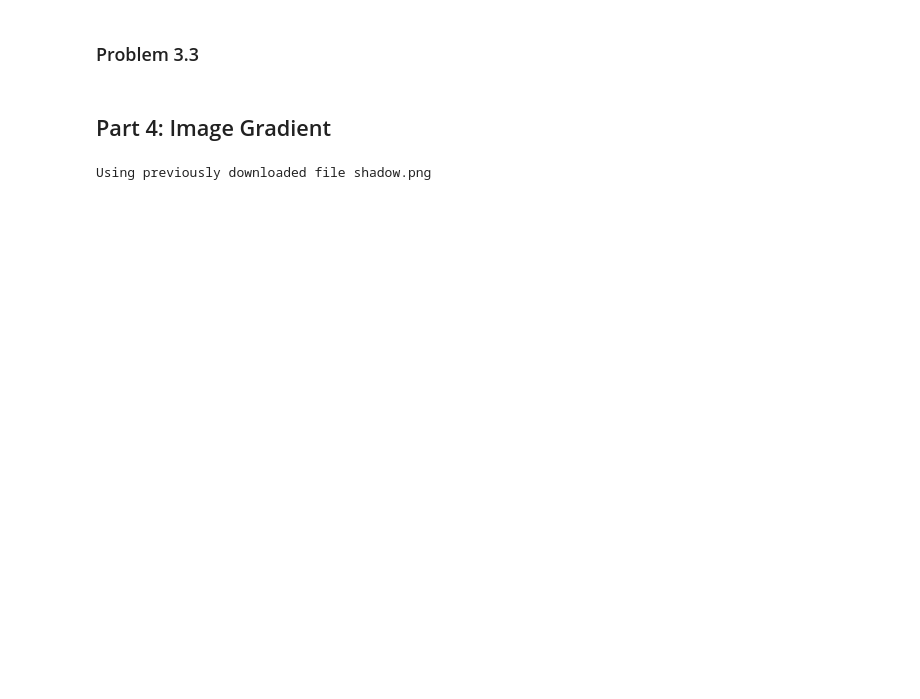
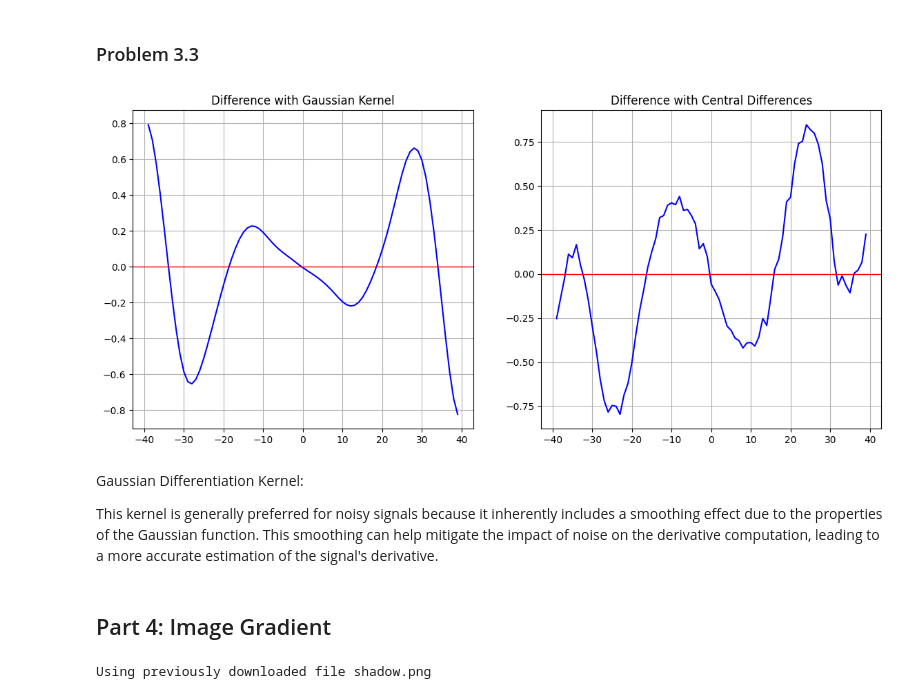
Before and after one commit to mhy-666/ComputerVision, a Jupyter notebook: homework01.ipynb, the cells around one changed output. Drawn from its saved outputs; the diff is of its cells as text; code cells hidden in the pictures; blank space fills up the shorter version.

```diff
--- a/homework01.ipynb
+++ b/homework01.ipynb
@@ -27,5 +187,28 @@ _**Group Members:**_
 # %% [markdown]
 ### Problem 3.3
+# %%
+# Add Gaussian noise
+noise_std = 0.05
+noisy_s = s_func(t) + np.random.normal(0, noise_std, t.shape)
+
+noisy_s_prime_gaussian = np.convolve(noisy_s, d, mode='valid')
+noisy_s_prime_central = (noisy_s[22:] - noisy_s[:-22]) / 2
+# %%
+
+# Plot differences
+plt.figure(figsize=(14, 6))
+
+plt.subplot(1, 2, 1)
+plot_signal('Difference with Gaussian Kernel', t_truncated, s_true_d - noisy_s_prime_gaussian)
+
+plt.subplot(1, 2, 2)
+plot_signal('Difference with Central Differences', t_truncated, s_true_d - noisy_s_prime_central)
+# %% [output]
+[figure, added]
+# %% [markdown]
+Gaussian Differentiation Kernel:
+
+This kernel is generally preferred for noisy signals because it inherently includes a smoothing effect due to the properties of the Gaussian function. This smoothing can help mitigate the impact of noise on the derivative computation, leading to a more accurate estimation of the signal's derivative.
 # %% [markdown]
 ## Part 4: Image Gradient
 # %%
```
Also changed, not shown: parts of 21 cells of this notebook, 1 other file.
